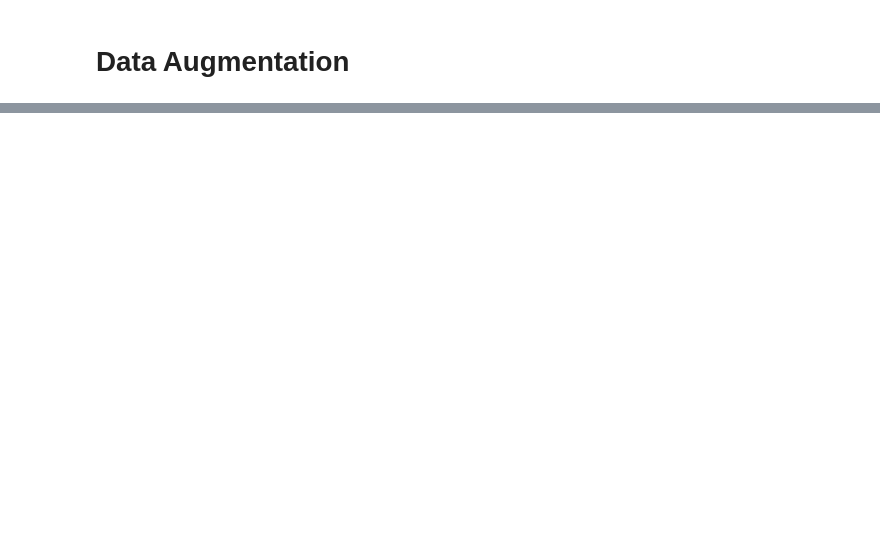
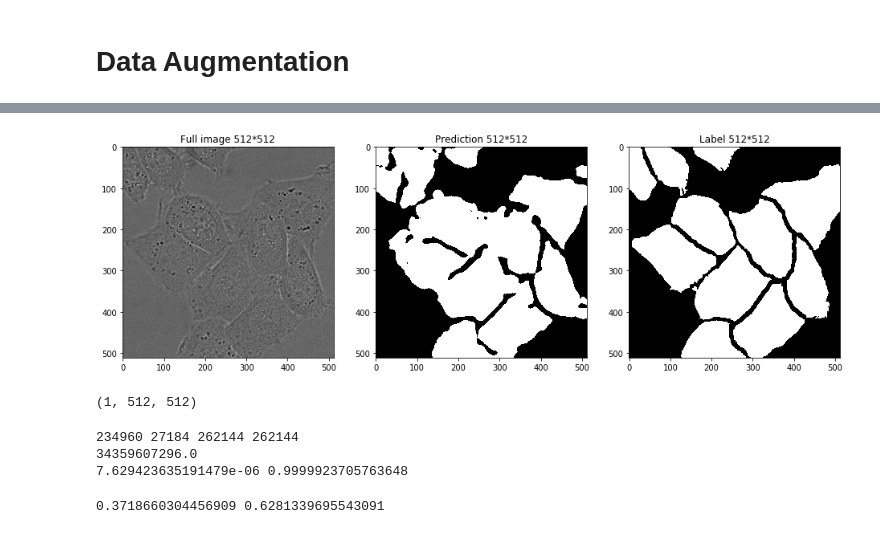
Before and after one commit to nsirons/DL-unet, a Jupyter notebook: main.ipynb, the cells around one changed output, grey strips where cells are left out. Saved outputs shown, nothing was run; the diff lists cells and outputs as text; code cells hidden in the pictures; blank space fills up the shorter version.

```diff
--- a/main.ipynb
+++ b/main.ipynb
@@ -285,0 +345,48 @@ RuntimeError: CUDA out of memory. Tried to allocate 316.00 MiB (GPU 0; 2.00 GiB
+# %%
+pad = int((output_size - original_size) / 2)
+preds_back = preds[:, :, pad:preds.shape[-1]-pad, pad:preds.shape[-1]-pad].argmin(dim=1)
+preds_fore = preds[:, :, pad:preds.shape[-1]-pad, pad:preds.shape[-1]-pad].argmax(dim=1)
+# %%
+for i in range(1):
+    fig = plt.figure(figsize=(16,9))
+    ax0 = fig.add_subplot(131)
+    ax1 = fig.add_subplot(132)
+    ax2 = fig.add_subplot(133)
+
+    ax0.imshow(image[0, 0, :, :], cmap='gray')
+    ax1.imshow(preds_fore[0, :, :], cmap='gray')
+    ax2.imshow(label[0, 0, :, :], cmap='gray')
+
+    ax0.set_title('Full image 512*512')
+    ax1.set_title('Prediction 512*512')
+    ax2.set_title('Label 512*512')
+# %% [output]
+[figure, added]
+# %%
+pred_back_np = preds_back.numpy()
+pred_back_np.shape
+# %% [output]
+(1, 512, 512)
+# %%
+preds_back_np = preds_back.numpy()
+preds_fore_np = preds_fore.numpy()
+label_back_np = np.ones(preds_back.shape) - label.reshape_as(preds_back).numpy()
+label_fore_np = label.reshape_as(preds_fore).numpy()
+
+a = np.sum(preds_back_np[label_back_np==1]==1) + np.sum(preds_fore_np[label_fore_np==1]==1) # tn + tp
+b = np.sum(preds_back_np[label_back_np==0]==1) + np.sum(preds_fore_np[label_fore_np==0]==1) # fn + fp
+
+print(a, b, a + b, preds_back_np.size)
+
+den = scipy.special.comb(preds_fore_np.size, 2)
+
+print(den)
+
+RI = (a + b) / den
+RE = 1 - RI
+
+print(RI, RE)
+# %% [output]
+234960 27184 262144 262144
+34359607296.0
+7.629423635191479e-06 0.9999923705763648
@@ -285,0 +396,4 @@ RuntimeError: CUDA out of memory. Tried to allocate 316.00 MiB (GPU 0; 2.00 GiB
+# %%
+print(RE, RI)
+# %% [output]
+0.3718660304456909 0.6281339695543091
```
Also changed, not shown: parts of 15 cells of this notebook, 2 other files.
